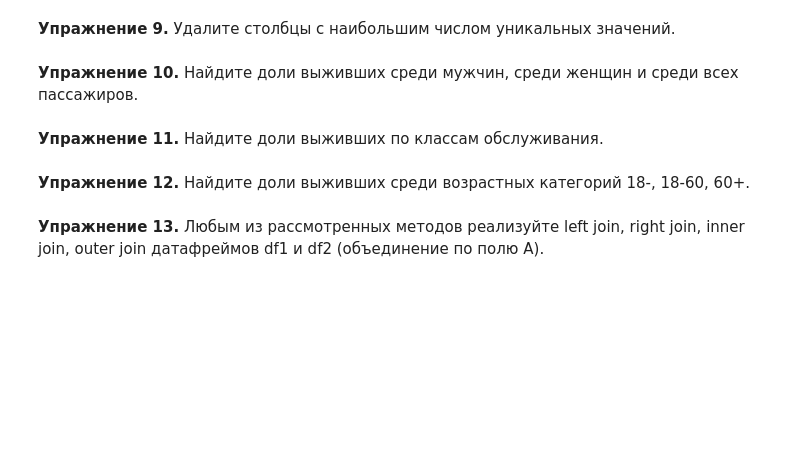
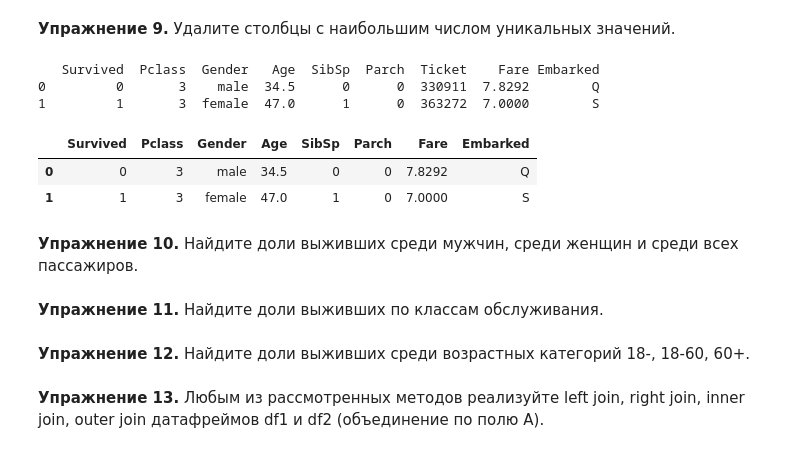
Before and after one commit to Dmitriy-Arhipov/lpr_python_1sem, a Jupyter notebook: Семинары и материалы/2026_lpr_lab10.ipynb, the cells around one changed output. Drawn from its saved outputs; the diff is of its cells as text; code cells hidden in the pictures; blank space fills up the shorter version.

```diff
--- a/Семинары и материалы/2026_lpr_lab10.ipynb
+++ b/Семинары и материалы/2026_lpr_lab10.ipynb
@@ -351,5 +381,17 @@ Name: Name, dtype: str
 # %% [markdown]
 **Упражнение 9.** Удалите столбцы с наибольшим числом уникальных значений.
+# %%
+t = df.nunique()
+print(df.head(2))
+df = df.drop([t[t==max(t)].index[0]], axis=1)
+df.head(2)
+# %% [output]
+   Survived  Pclass  Gender   Age  SibSp  Parch  Ticket    Fare Embarked
+0         0       3    male  34.5      0      0  330911  7.8292        Q
+1         1       3  female  47.0      1      0  363272  7.0000        S
+|  | Survived | Pclass | Gender | Age | SibSp | Parch | Fare | Embarked |
+| 0 | 0 | 3 | male | 34.5 | 0 | 0 | 7.8292 | Q |
+| 1 | 1 | 3 | female | 47.0 | 1 | 0 | 7.0000 | S |
 # %% [markdown]
 **Упражнение 10.** Найдите доли выживших среди мужчин, среди женщин и среди всех пассажиров.
 # %% [markdown]
```
Also changed, not shown: parts of 5 cells of this notebook.
